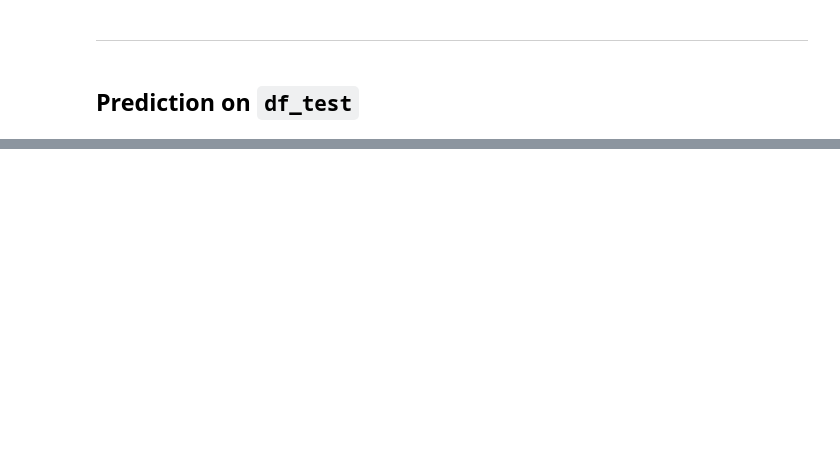
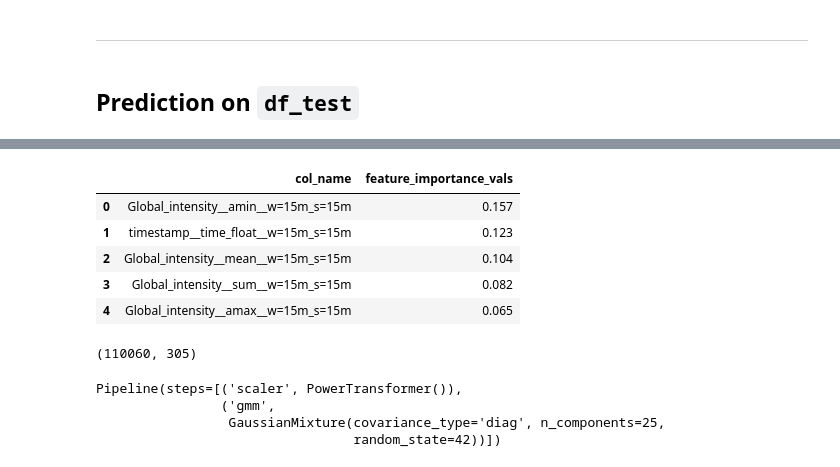
Before and after one commit to predict-idlab/tsflex, a Jupyter notebook: examples/example_power_consumption_estimation.ipynb, the cells around one changed output, grey strips where cells are left out. Drawn from its saved outputs; the diff is of its cells as text; code cells hidden in the pictures; blank space fills up the shorter version.

```diff
--- a/examples/example_power_consumption_estimation.ipynb
+++ b/examples/example_power_consumption_estimation.ipynb
@@ -295,0 +466,12 @@ df_test_tot["std"] = out[1]
+# %%
+vals= np.abs(shap_values).mean(0)
+feature_importance = pd.DataFrame(list(zip(selected_cols, vals)),columns=['col_name','feature_importance_vals'])
+feature_importance = feature_importance.sort_values(by=['feature_importance_vals'],ascending=False).reset_index(drop=True)
+feature_importance.head()
+# %% [output]
+|  | col_name | feature_importance_vals |
+| 0 | Global_intensity__amin__w=15m_s=15m | 0.157 |
+| 1 | timestamp__time_float__w=15m_s=15m | 0.123 |
+| 2 | Global_intensity__mean__w=15m_s=15m | 0.104 |
+| 3 | Global_intensity__sum__w=15m_s=15m | 0.082 |
+| 4 | Global_intensity__amax__w=15m_s=15m | 0.065 |
@@ -295,0 +485,4 @@ df_test_tot["std"] = out[1]
+# %%
+df_train_feats.shape
+# %% [output]
+(110060, 305)
@@ -295,0 +494,7 @@ df_test_tot["std"] = out[1]
+# %%
+gmm_pipe.fit(df_train_feats[important_cols].dropna(how='any'))
+# %% [output]
+Pipeline(steps=[('scaler', PowerTransformer()),
+                ('gmm',
+                 GaussianMixture(covariance_type='diag', n_components=25,
+                                 random_state=42))])
```
Also changed, not shown: parts of 46 cells of this notebook.
